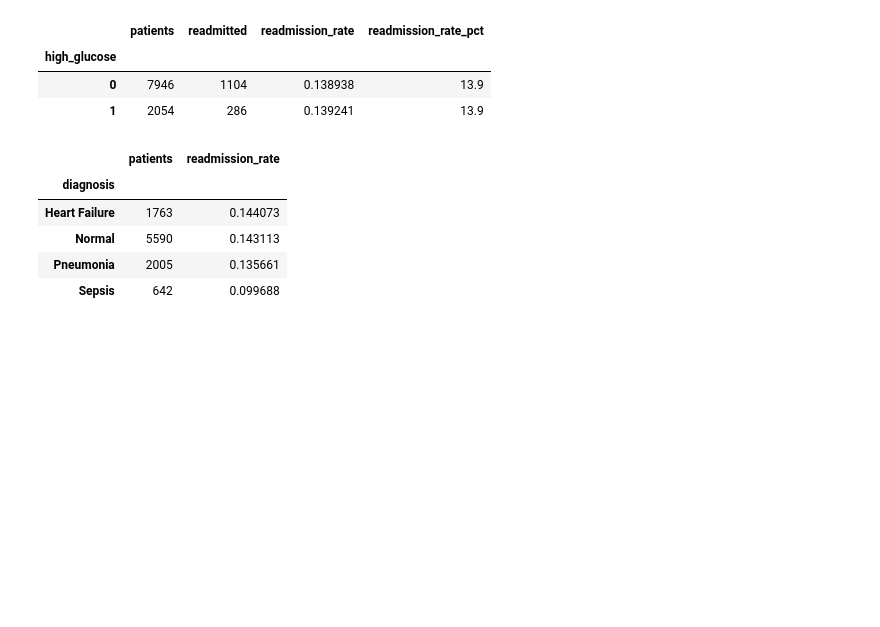
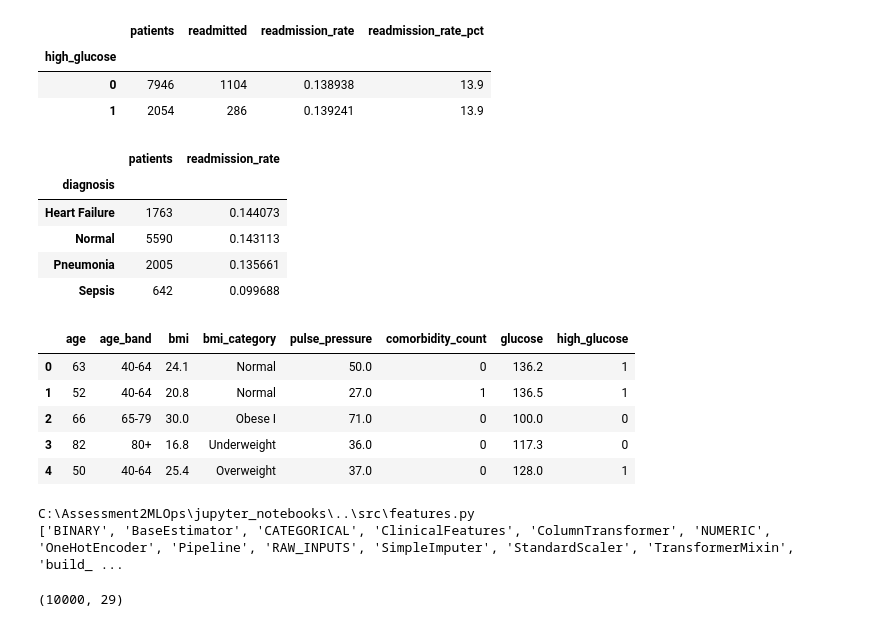
Before and after one commit to deaksinthecloud-debug/ACUT4Ass2, a Jupyter notebook: jupyter_notebooks/02_features.ipynb, the cells around one changed output. Drawn from its saved outputs; the diff is of its cells as text; code cells hidden in the pictures; blank space fills up the shorter version.

Commit message:
Add clincal features and tested training data

```diff
--- a/jupyter_notebooks/02_features.ipynb
+++ b/jupyter_notebooks/02_features.ipynb
@@ -135,3 +137,35 @@ df.groupby("diagnosis").agg(
 | Normal | 5590 | 0.143113 |
 | Pneumonia | 2005 | 0.135661 |
 | Sepsis | 642 | 0.099688 |
+# %%
+import sys
+sys.path.append("..")                       # let the notebook find the src folder
+
+from src.features import ClinicalFeatures
+
+out = ClinicalFeatures().transform(df.head())
+out[["age", "age_band", "bmi", "bmi_category", "pulse_pressure",
+     "comorbidity_count", "glucose", "high_glucose"]]
+# %% [output]
+|  | age | age_band | bmi | bmi_category | pulse_pressure | comorbidity_count | glucose | high_glucose |
+| 0 | 63 | 40-64 | 24.1 | Normal | 50.0 | 0 | 136.2 | 1 |
+| 1 | 52 | 40-64 | 20.8 | Normal | 27.0 | 1 | 136.5 | 1 |
+| 2 | 66 | 65-79 | 30.0 | Obese I | 71.0 | 0 | 100.0 | 0 |
+| 3 | 82 | 80+ | 16.8 | Underweight | 36.0 | 0 | 117.3 | 0 |
+| 4 | 50 | 40-64 | 25.4 | Overweight | 37.0 | 0 | 128.0 | 1 |
+# %%
+import src.features as f
+print(f.__file__)
+print([name for name in dir(f) if not name.startswith("_")])
+# %% [output]
+C:\Assessment2MLOps\jupyter_notebooks\..\src\features.py
+['BINARY', 'BaseEstimator', 'CATEGORICAL', 'ClinicalFeatures', 'ColumnTransformer', 'NUMERIC', 'OneHotEncoder', 'Pipeline', 'RAW_INPUTS', 'SimpleImputer', 'StandardScaler', 'TransformerMixin', 'build_ ...
+# %%
+from src.features import build_preprocessor, RAW_INPUTS
+
+pre = build_preprocessor()
+pre.fit(df[RAW_INPUTS])                    # learn from the data
+result = pre.transform(df[RAW_INPUTS])     # apply it
+print(result.shape)
+# %% [output]
+(10000, 29)
```
Also changed, not shown: parts of 11 cells of this notebook, 2 other files.
